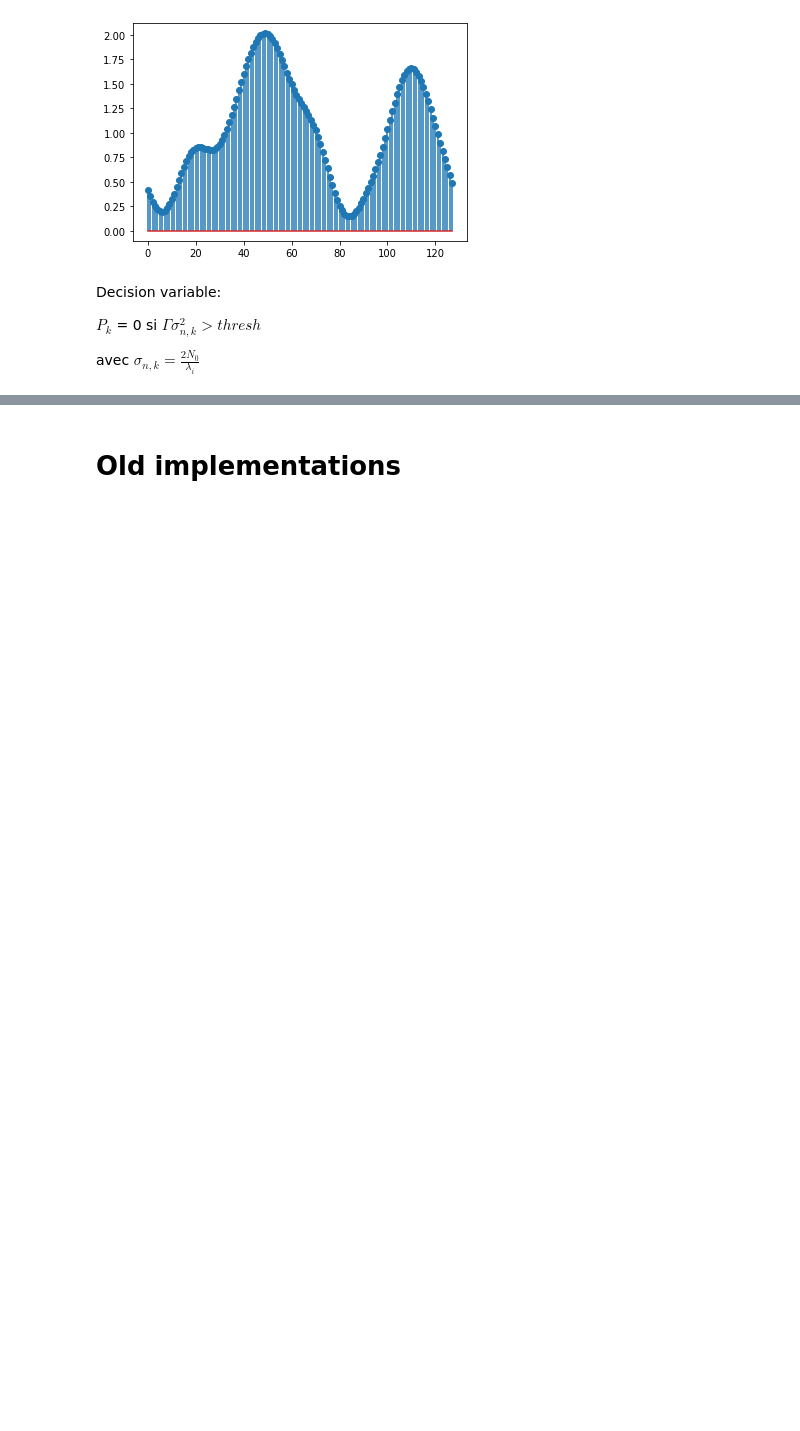
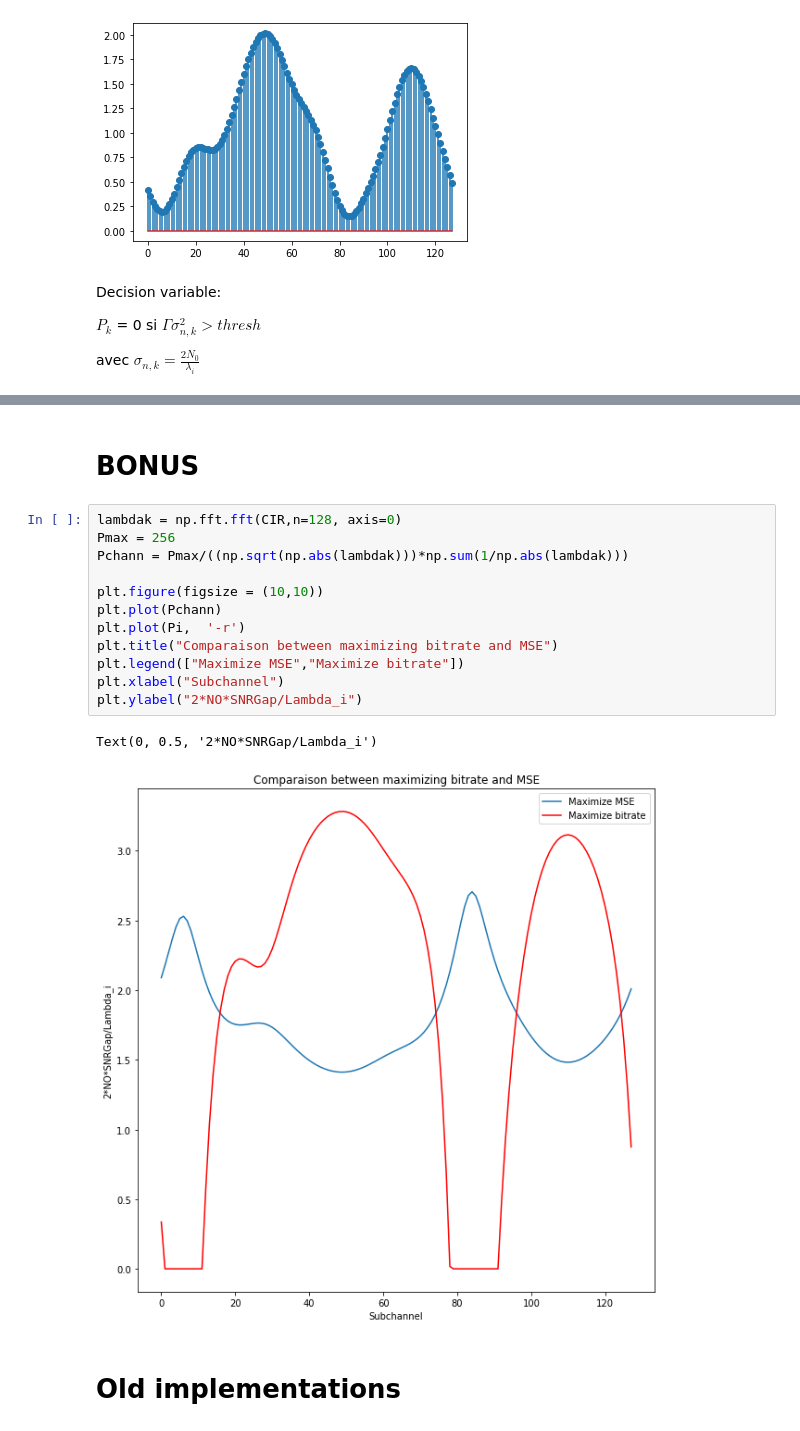
Before and after one commit to delaitl/OFDM, a Jupyter notebook: BEN_step2.ipynb, the cells around one changed output, grey strips where cells are left out. Saved outputs shown, nothing was run; the diff lists cells and outputs as text; blank space fills up the shorter version.

Commit message:
Bonus done

```diff
--- a/BEN_step2.ipynb
+++ b/BEN_step2.ipynb
@@ -158,3 +158,20 @@ Total bitrate = 15.27 bits per symbol
+# %% [markdown]
+# BONUS
+# %%
+lambdak = np.fft.fft(CIR,n=128, axis=0)
+Pmax = 256
+Pchann = Pmax/((np.sqrt(np.abs(lambdak)))*np.sum(1/np.abs(lambdak)))
+
+plt.figure(figsize = (10,10))
+plt.plot(Pchann)
+plt.plot(Pi,  '-r')
+plt.title("Comparaison between maximizing bitrate and MSE")
+plt.legend(["Maximize MSE","Maximize bitrate"])
+plt.xlabel("Subchannel")
+plt.ylabel("2*NO*SNRGap/Lambda_i")
+# %% [output]
+Text(0, 0.5, '2*NO*SNRGap/Lambda_i')
+[figure, added]
 # %% [markdown]
 # Old implementations
 # %%
```
Also changed, not shown: parts of 3 cells of this notebook, 1 other file.
